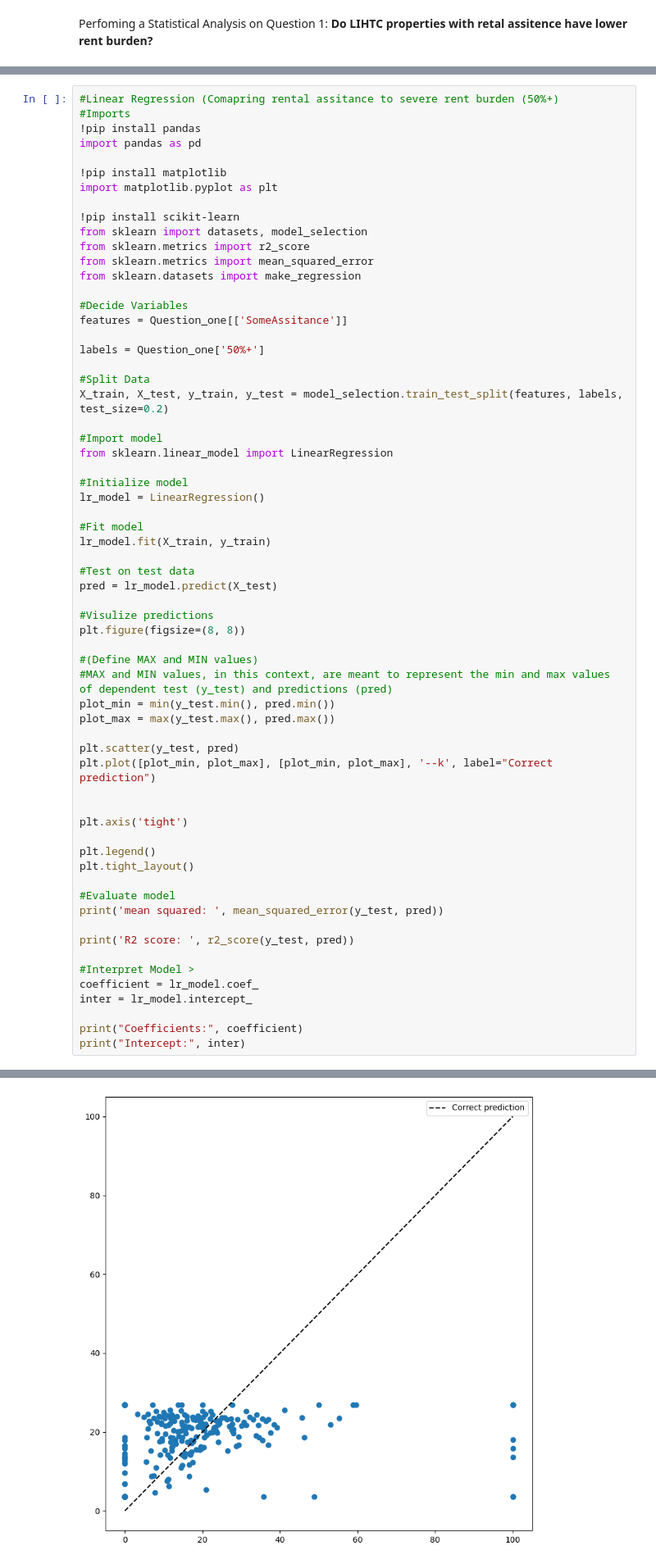
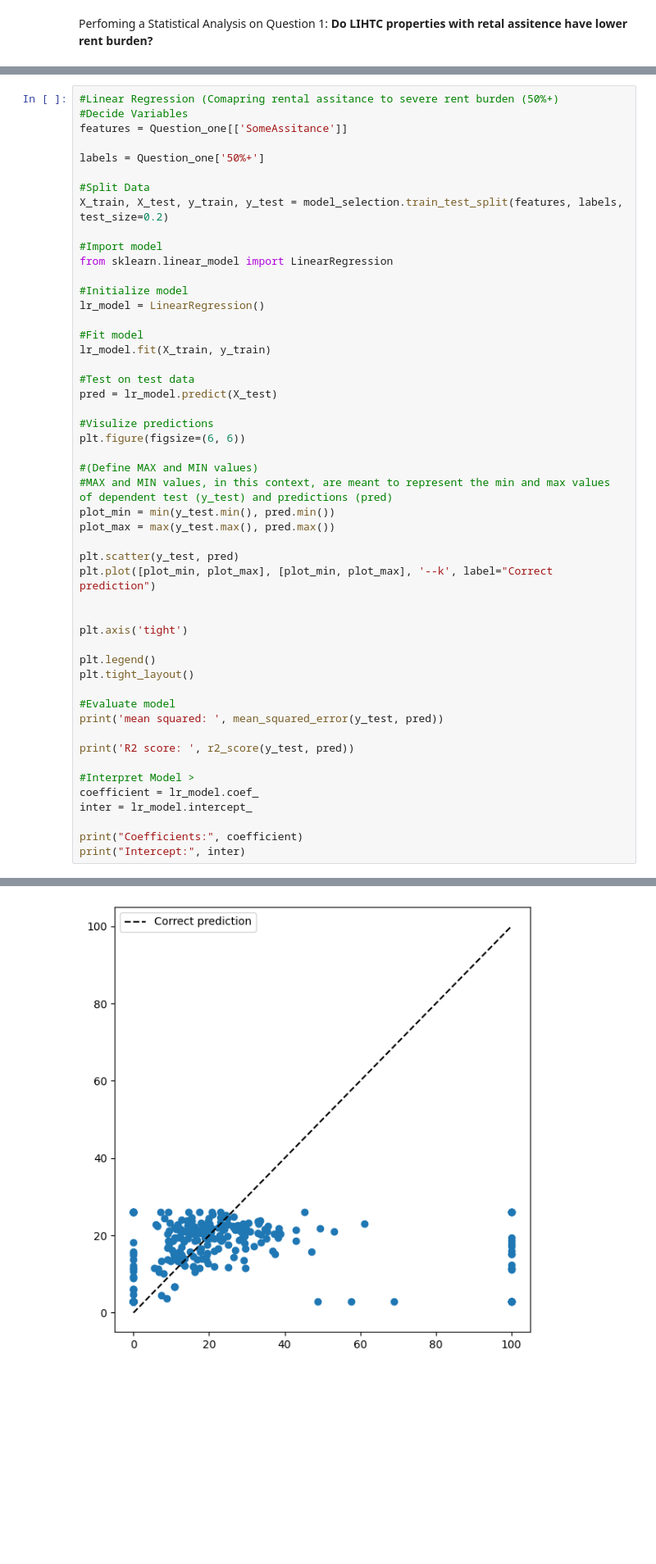
Before and after one commit to bitriagaleonela40-cmd/housing-research, a Jupyter notebook: Housing.ipynb, the cells around one changed output, grey strips where cells are left out. Shown at 82% size. Saved outputs shown, nothing was run; the diff lists cells and outputs as text; blank space fills up the shorter version.

```diff
--- a/Housing.ipynb
+++ b/Housing.ipynb
@@ -456,18 +487,5 @@ display(stats_results_one)
 # %%
 #Linear Regression (Comapring rental assitance to severe rent burden (50%+)
-#Imports
-!pip install pandas
-import pandas as pd
-
-!pip install matplotlib
-import matplotlib.pyplot as plt
-
-!pip install scikit-learn
-from sklearn import datasets, model_selection
-from sklearn.metrics import r2_score
-from sklearn.metrics import mean_squared_error
-from sklearn.datasets import make_regression
-
 #Decide Variables
 features = Question_one[['SomeAssitance']]
 
@@ -489,7 +507,7 @@ lr_model.fit(X_train, y_train)
 pred = lr_model.predict(X_test)
 
 #Visulize predictions
-plt.figure(figsize=(8, 8))
+plt.figure(figsize=(6, 6))
 
 #(Define MAX and MIN values)
 #MAX and MIN values, in this context, are meant to represent the min and max values of dependent test (y_test) and predictions (pred)
@@ -537 +542 @@ Intercept: 26.917975454030426
-[figure, old version]
+[figure, new version]
```
Also changed, not shown: parts of 6 cells of this notebook.
